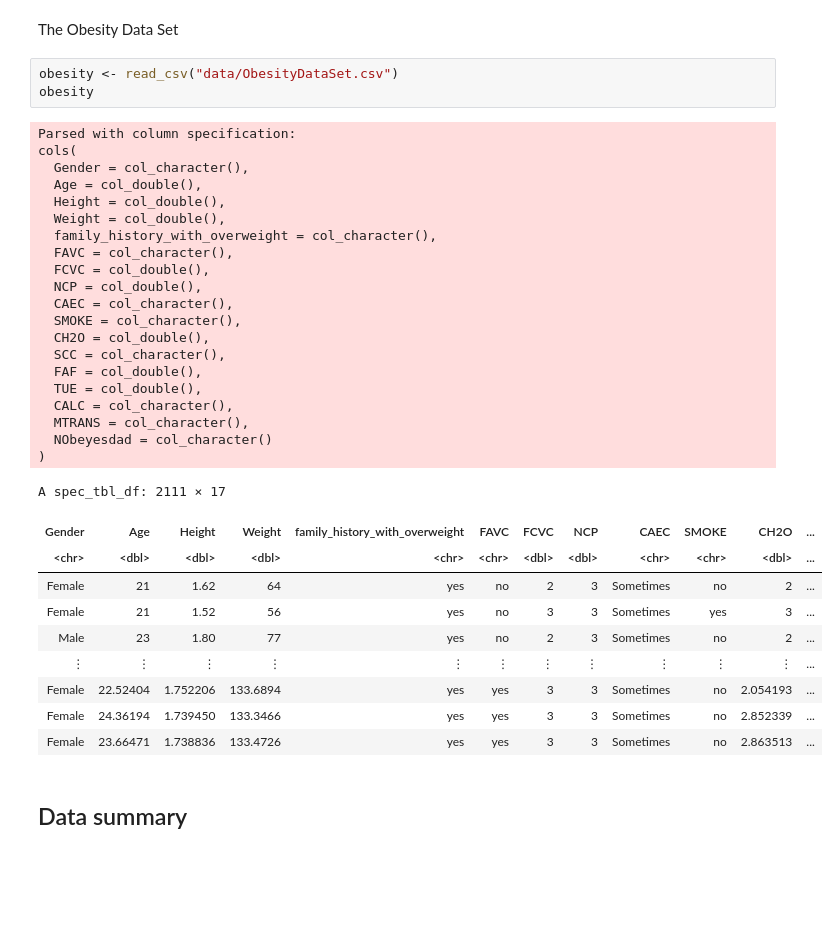
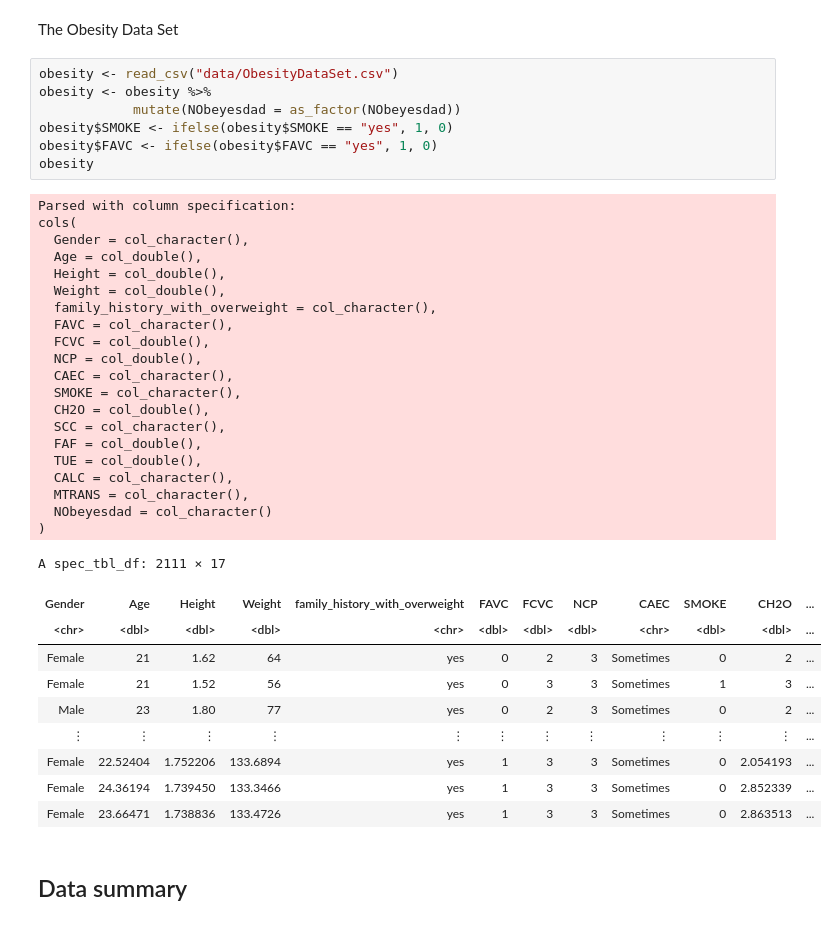
Before and after one commit to Julian-UBC/dsci_100_group_project, a Jupyter notebook: obesity_level.ipynb, the cells around one changed output. Saved outputs shown, nothing was run; the diff lists cells and outputs as text; blank space fills up the shorter version.

```diff
--- a/obesity_level.ipynb
+++ b/obesity_level.ipynb
@@ -27,40 +27,44 @@ Warning message:
 ✖ dplyr::lag()    masks stats::lag()
 # %% [markdown]
 The Obesity Data Set
-# %%
-obesity <- read_csv("data/ObesityDataSet.csv")
-obesity
-# %% [output]
-Parsed with column specification:
-cols(
-  Gender = col_character(),
-  Age = col_double(),
-  Height = col_double(),
-  Weight = col_double(),
-  family_history_with_overweight = col_character(),
-  FAVC = col_character(),
-  FCVC = col_double(),
-  NCP = col_double(),
-  CAEC = col_character(),
-  SMOKE = col_character(),
-  CH2O = col_double(),
-  SCC = col_character(),
-  FAF = col_double(),
-  TUE = col_double(),
-  CALC = col_character(),
-  MTRANS = col_character(),
-  NObeyesdad = col_character()
-)
-A spec_tbl_df: 2111 × 17
-| Gender | Age | Height | Weight | family_history_with_overweight | FAVC | FCVC | NCP | CAEC | SMOKE | CH2O | ... |
-| <chr> | <dbl> | <dbl> | <dbl> | <chr> | <chr> | <dbl> | <dbl> | <chr> | <chr> | <dbl> | ... |
-| Female | 21 | 1.62 | 64 | yes | no | 2 | 3 | Sometimes | no | 2 | ... |
-| Female | 21 | 1.52 | 56 | yes | no | 3 | 3 | Sometimes | yes | 3 | ... |
-| Male | 23 | 1.80 | 77 | yes | no | 2 | 3 | Sometimes | no | 2 | ... |
-| ⋮ | ⋮ | ⋮ | ⋮ | ⋮ | ⋮ | ⋮ | ⋮ | ⋮ | ⋮ | ⋮ | ... |
-| Female | 22.52404 | 1.752206 | 133.6894 | yes | yes | 3 | 3 | Sometimes | no | 2.054193 | ... |
-| Female | 24.36194 | 1.739450 | 133.3466 | yes | yes | 3 | 3 | Sometimes | no | 2.852339 | ... |
-| Female | 23.66471 | 1.738836 | 133.4726 | yes | yes | 3 | 3 | Sometimes | no | 2.863513 | ... |
+# %%
+obesity <- read_csv("data/ObesityDataSet.csv")
+obesity <- obesity %>%
+            mutate(NObeyesdad = as_factor(NObeyesdad))
+obesity$SMOKE <- ifelse(obesity$SMOKE == "yes", 1, 0)
+obesity$FAVC <- ifelse(obesity$FAVC == "yes", 1, 0)
+obesity
+# %% [output]
+Parsed with column specification:
+cols(
+  Gender = col_character(),
+  Age = col_double(),
+  Height = col_double(),
+  Weight = col_double(),
+  family_history_with_overweight = col_character(),
+  FAVC = col_character(),
+  FCVC = col_double(),
+  NCP = col_double(),
+  CAEC = col_character(),
+  SMOKE = col_character(),
+  CH2O = col_double(),
+  SCC = col_character(),
+  FAF = col_double(),
+  TUE = col_double(),
+  CALC = col_character(),
+  MTRANS = col_character(),
+  NObeyesdad = col_character()
+)
+A spec_tbl_df: 2111 × 17
+| Gender | Age | Height | Weight | family_history_with_overweight | FAVC | FCVC | NCP | CAEC | SMOKE | CH2O | ... |
+| <chr> | <dbl> | <dbl> | <dbl> | <chr> | <dbl> | <dbl> | <dbl> | <chr> | <dbl> | <dbl> | ... |
+| Female | 21 | 1.62 | 64 | yes | 0 | 2 | 3 | Sometimes | 0 | 2 | ... |
+| Female | 21 | 1.52 | 56 | yes | 0 | 3 | 3 | Sometimes | 1 | 3 | ... |
+| Male | 23 | 1.80 | 77 | yes | 0 | 2 | 3 | Sometimes | 0 | 2 | ... |
+| ⋮ | ⋮ | ⋮ | ⋮ | ⋮ | ⋮ | ⋮ | ⋮ | ⋮ | ⋮ | ⋮ | ... |
+| Female | 22.52404 | 1.752206 | 133.6894 | yes | 1 | 3 | 3 | Sometimes | 0 | 2.054193 | ... |
+| Female | 24.36194 | 1.739450 | 133.3466 | yes | 1 | 3 | 3 | Sometimes | 0 | 2.852339 | ... |
+| Female | 23.66471 | 1.738836 | 133.4726 | yes | 1 | 3 | 3 | Sometimes | 0 | 2.863513 | ... |
 # %% [markdown]
 ## Data summary
 # %%
```
Also changed, not shown: parts of 6 cells of this notebook.
